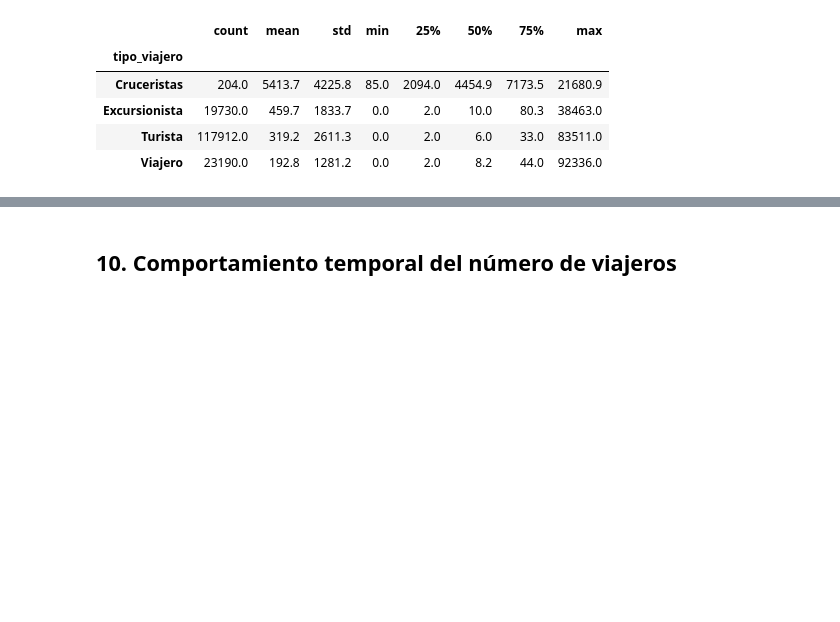
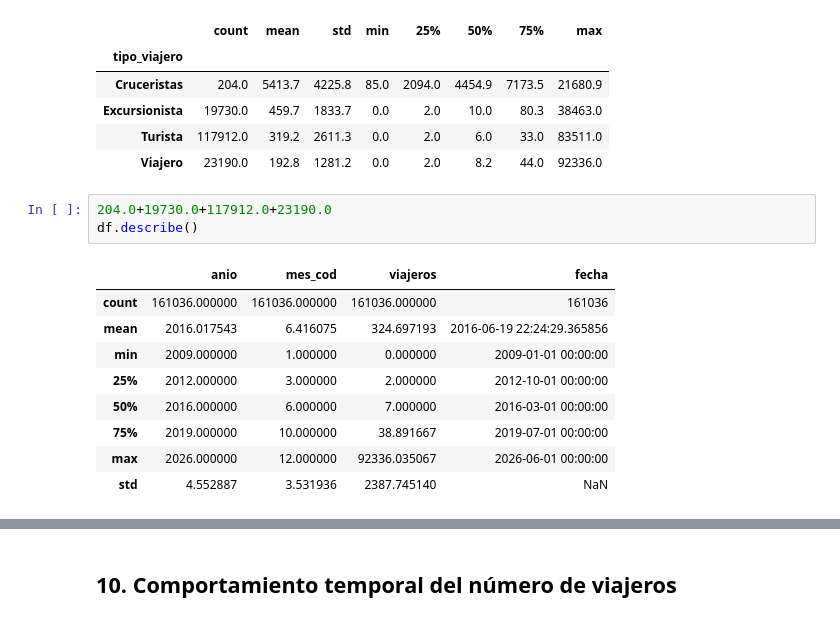
Before and after one commit to dannyrmrz/Laboratorio-1.-Series-de-Tiempo, a Jupyter notebook: EDA_Migracion.ipynb, the cells around one changed output, grey strips where cells are left out. Drawn from its saved outputs; the diff is of its cells as text; blank space fills up the shorter version.

```diff
--- a/EDA_Migracion.ipynb
+++ b/EDA_Migracion.ipynb
@@ -330,6 +332,19 @@ Estadísticas descriptivas de 'viajeros' por tipo de viajero:
 | Excursionista | 19730.0 | 459.7 | 1833.7 | 0.0 | 2.0 | 10.0 | 80.3 | 38463.0 |
 | Turista | 117912.0 | 319.2 | 2611.3 | 0.0 | 2.0 | 6.0 | 33.0 | 83511.0 |
 | Viajero | 23190.0 | 192.8 | 1281.2 | 0.0 | 2.0 | 8.2 | 44.0 | 92336.0 |
+# %%
+204.0+19730.0+117912.0+23190.0
+df.describe()
+# %% [output]
+|  | anio | mes_cod | viajeros | fecha |
+| count | 161036.000000 | 161036.000000 | 161036.000000 | 161036 |
+| mean | 2016.017543 | 6.416075 | 324.697193 | 2016-06-19 22:24:29.365856 |
+| min | 2009.000000 | 1.000000 | 0.000000 | 2009-01-01 00:00:00 |
+| 25% | 2012.000000 | 3.000000 | 2.000000 | 2012-10-01 00:00:00 |
+| 50% | 2016.000000 | 6.000000 | 7.000000 | 2016-03-01 00:00:00 |
+| 75% | 2019.000000 | 10.000000 | 38.891667 | 2019-07-01 00:00:00 |
+| max | 2026.000000 | 12.000000 | 92336.035067 | 2026-06-01 00:00:00 |
+| std | 4.552887 | 3.531936 | 2387.745140 | NaN |
 # %%
 fig, ax = plt.subplots(figsize=(8, 4.5))
 sns.boxplot(data=df, x="tipo_viajero", y=np.log1p(df["viajeros"]), ax=ax)
```
Also changed, not shown: parts of 16 cells of this notebook.
